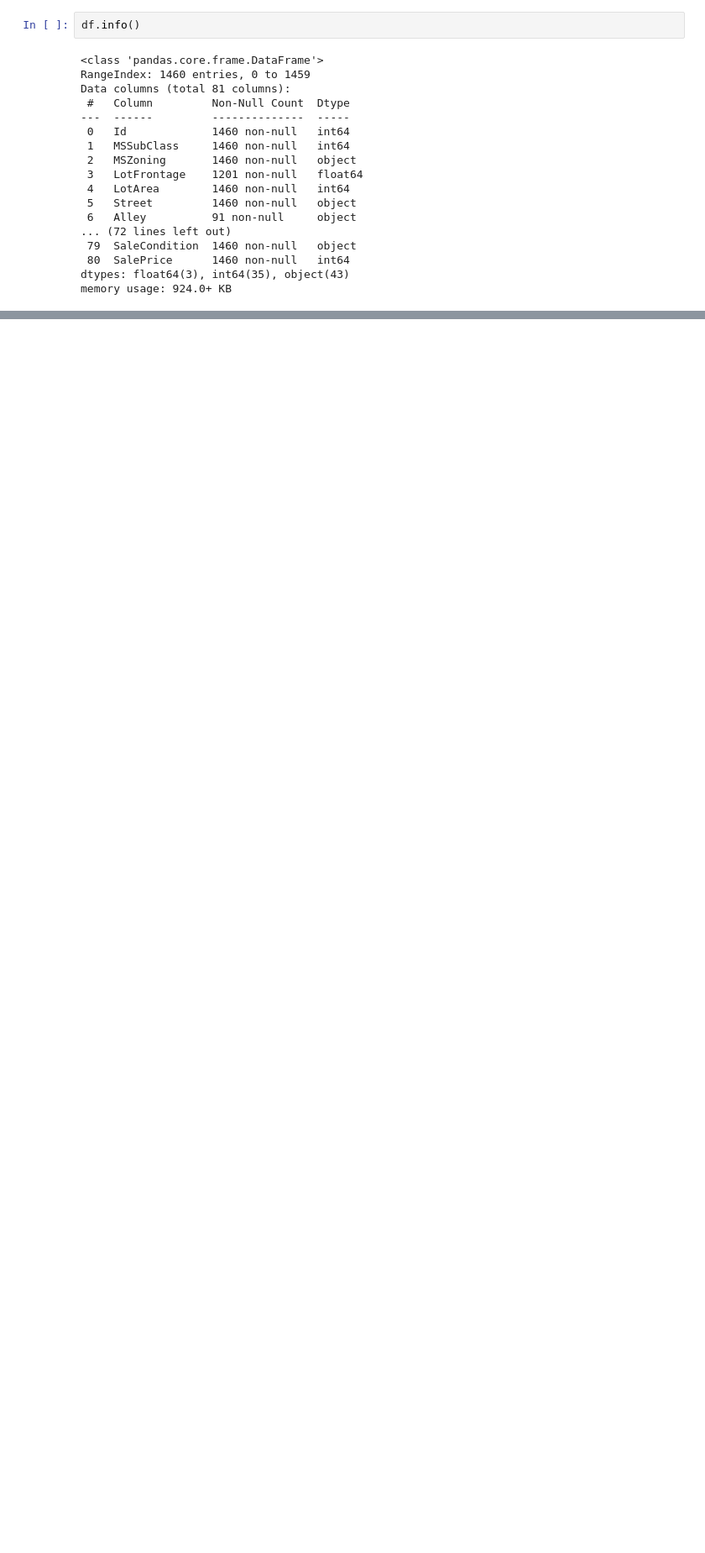
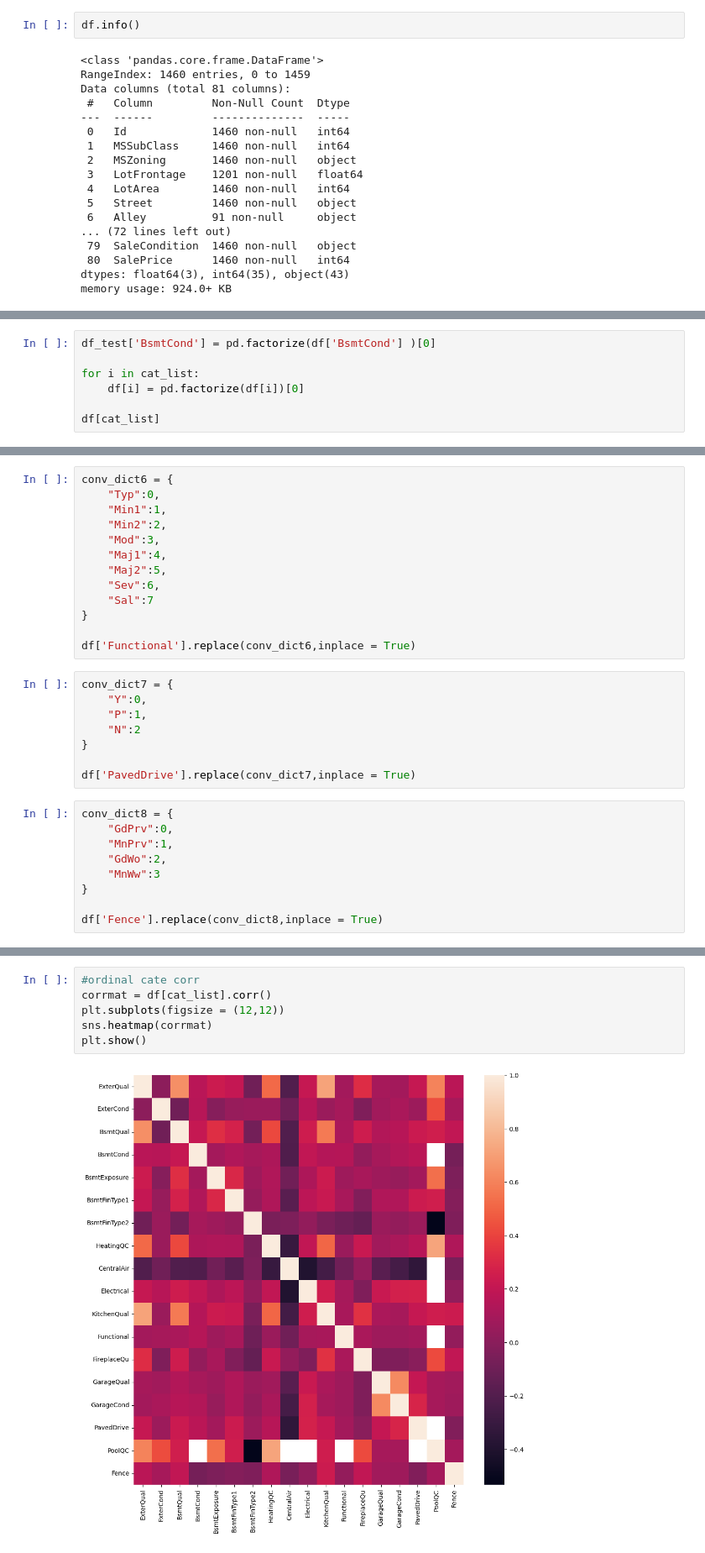
Before and after one commit to chloeeliu/DataSciencePortfolio, a Jupyter notebook: answer.ipynb, the cells around one changed output, grey strips where cells are left out. Shown at 84% size. Drawn from its saved outputs; the diff is of its cells as text; blank space fills up the shorter version.

```diff
--- a/answer.ipynb
+++ b/answer.ipynb
@@ -170,0 +305,7 @@ memory usage: 924.0+ KB
+# %%
+df_test['BsmtCond'] = pd.factorize(df['BsmtCond'] )[0]
+
+for i in cat_list:
+    df[i] = pd.factorize(df[i])[0]
+
+df[cat_list]
@@ -170,0 +412,30 @@ memory usage: 924.0+ KB
+# %%
+conv_dict6 = {
+    "Typ":0,
+    "Min1":1,
+    "Min2":2,
+    "Mod":3,
+    "Maj1":4,
+    "Maj2":5,
+    "Sev":6,
+    "Sal":7
+}
+
+df['Functional'].replace(conv_dict6,inplace = True)
+# %%
+conv_dict7 = {
+    "Y":0,
+    "P":1,
+    "N":2
+}
+
+df['PavedDrive'].replace(conv_dict7,inplace = True)
+# %%
+conv_dict8 = {
+    "GdPrv":0,
+    "MnPrv":1,
+    "GdWo":2,
+    "MnWw":3
+}
+
+df['Fence'].replace(conv_dict8,inplace = True)
@@ -170,0 +525,8 @@ memory usage: 924.0+ KB
+# %%
+#ordinal cate corr
+corrmat = df[cat_list].corr()
+plt.subplots(figsize = (12,12))
+sns.heatmap(corrmat)
+plt.show()
+# %% [output]
+[figure, added]
```
Also changed, not shown: parts of 33 cells of this notebook, 1 other file.
